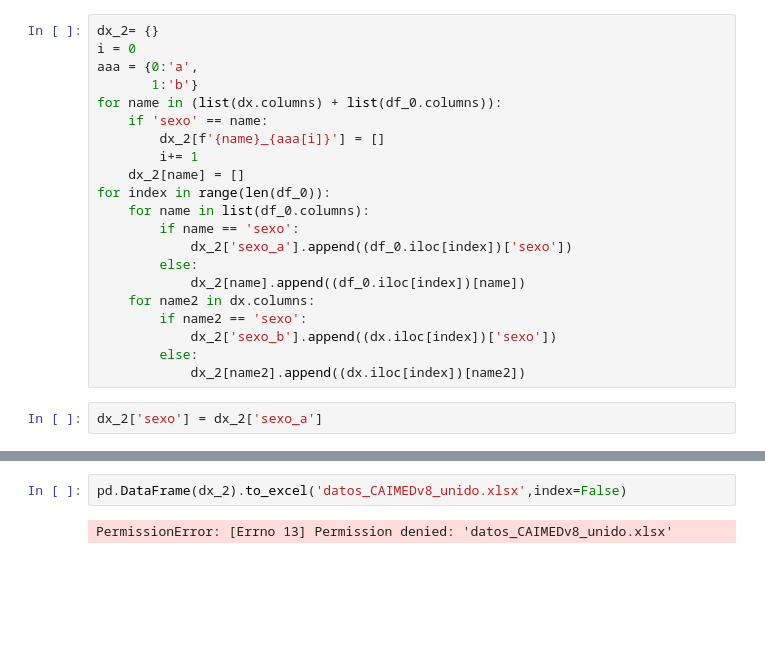
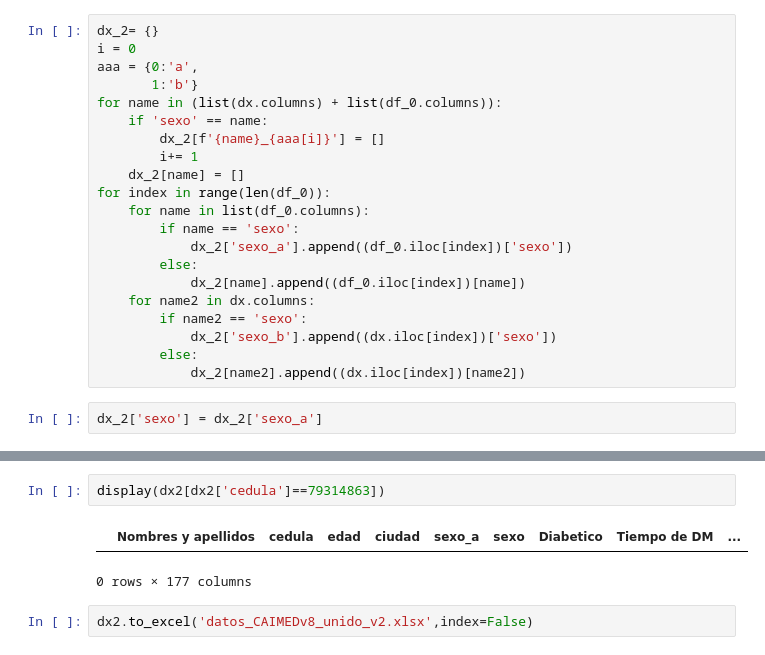
Before and after one commit to lorenzog-ryzen/final_CAIMED, a Jupyter notebook: _sources/0.2.union.ipynb, the cells around one changed output, grey strips where cells are left out. Saved outputs shown, nothing was run; the diff lists cells and outputs as text; blank space fills up the shorter version.

```diff
--- a/_sources/0.2.union.ipynb
+++ b/_sources/0.2.union.ipynb
@@ -116,4 +173,7 @@ dx_2['sexo'] = dx_2['sexo_a']
+# %%
+display(dx2[dx2['cedula']==79314863])
+# %% [output]
+|  | Nombres y apellidos | cedula | edad | ciudad | sexo_a | sexo | Diabetico | Tiempo de DM | ... |
+0 rows × 177 columns
 # %%
-pd.DataFrame(dx_2).to_excel('datos_CAIMEDv8_unido.xlsx',index=False)
+dx2.to_excel('datos_CAIMEDv8_unido_v2.xlsx',index=False)
-# %% [output]
-PermissionError: [Errno 13] Permission denied: 'datos_CAIMEDv8_unido.xlsx'
```
Also changed, not shown: parts of 9 cells of this notebook, 17 other files.
